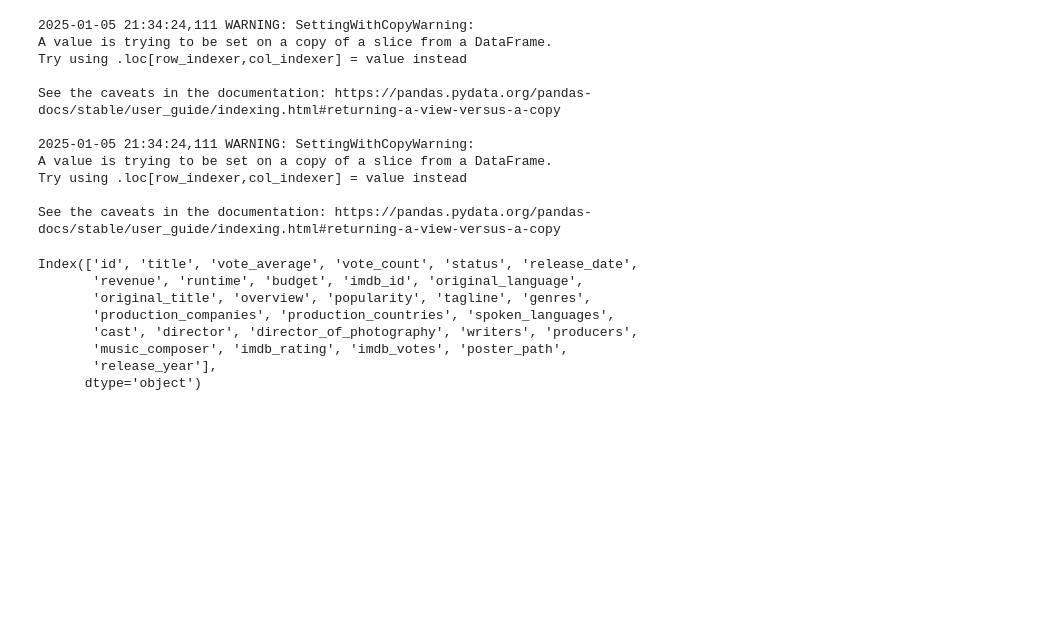
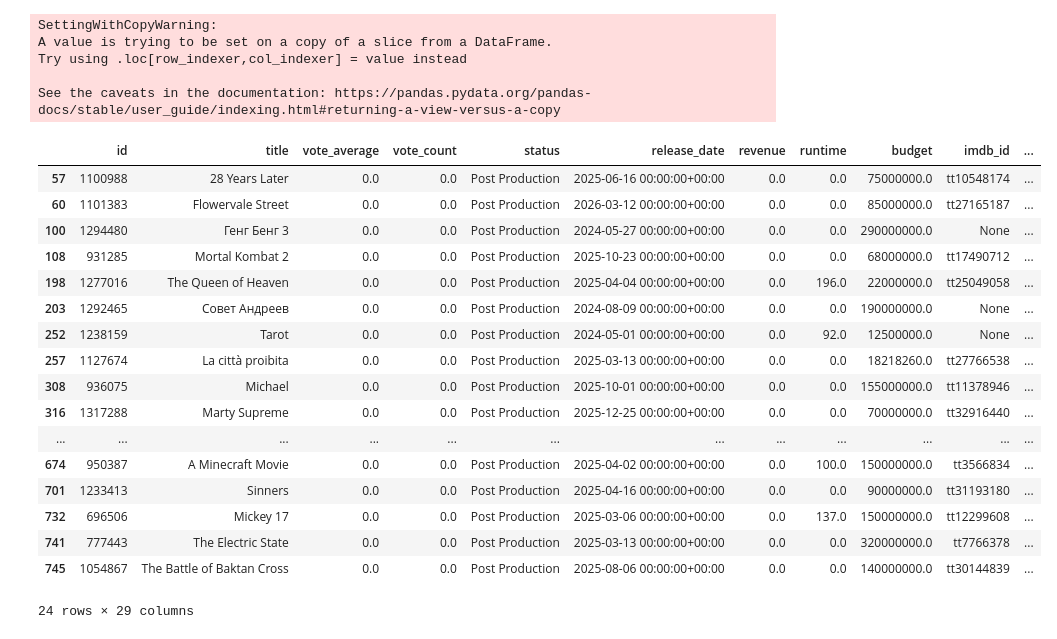
Before and after one commit to MartinEBravo/movie-rating-predictor-service, a Jupyter notebook: 4_inference_pipeline.ipynb, the cells around one changed output. Saved outputs shown, nothing was run; the diff lists cells and outputs as text; code cells hidden in the pictures; blank space fills up the shorter version.

```diff
--- a/4_inference_pipeline.ipynb
+++ b/4_inference_pipeline.ipynb
@@ -130,0 +61,12 @@ df_new
+# %%
+project = hopsworks.login(project="dbillLab1")
+fs = project.get_feature_store()
+
+movie_fg = fs.get_feature_group(
+    name='tmdb_upcoming_movies',
+    version=3,
+)
+
+df_new = movie_fg.read()
+
+df_new
@@ -131,37 +95,39 @@ df_new
 # %%
 # Have budget
 df_b = df_new[(df_new['budget'] > 10000000.0)]
 
 #Include year in
-year=2025
-df_b["release_year"]=2025
 df_b["imdb_votes"]=400
 #Have votes? or pretend votes??
 # Drop rows with NaN values in a specific column
 #df_a = df_b.dropna(subset=['imdb_votes'])
 
 # If you want to drop NaN values only in the specific column, and keep other columns unaffected, the above method works.
 
 #print(df_planned['imdb_votes'].isnull().sum())
 
-df_b.columns
+df_b
 # %% [output]
-2025-01-05 21:34:24,111 WARNING: SettingWithCopyWarning:
+SettingWithCopyWarning:
 A value is trying to be set on a copy of a slice from a DataFrame.
 Try using .loc[row_indexer,col_indexer] = value instead
 
 See the caveats in the documentation: https://pandas.pydata.org/pandas-docs/stable/user_guide/indexing.html#returning-a-view-versus-a-copy
-
-2025-01-05 21:34:24,111 WARNING: SettingWithCopyWarning:
-A value is trying to be set on a copy of a slice from a DataFrame.
-Try using .loc[row_indexer,col_indexer] = value instead
-
-See the caveats in the documentation: https://pandas.pydata.org/pandas-docs/stable/user_guide/indexing.html#returning-a-view-versus-a-copy
+|  | id | title | vote_average | vote_count | status | release_date | revenue | runtime | budget | imdb_id | ... |
+| 57 | 1100988 | 28 Years Later | 0.0 | 0.0 | Post Production | 2025-06-16 00:00:00+00:00 | 0.0 | 0.0 | 75000000.0 | tt10548174 | ... |
+| 60 | 1101383 | Flowervale Street | 0.0 | 0.0 | Post Production | 2026-03-12 00:00:00+00:00 | 0.0 | 0.0 | 85000000.0 | tt27165187 | ... |
+| 100 | 1294480 | Генг Бенг 3 | 0.0 | 0.0 | Post Production | 2024-05-27 00:00:00+00:00 | 0.0 | 0.0 | 290000000.0 | None | ... |
+| 108 | 931285 | Mortal Kombat 2 | 0.0 | 0.0 | Post Production | 2025-10-23 00:00:00+00:00 | 0.0 | 0.0 | 68000000.0 | tt17490712 | ... |
+| 198 | 1277016 | The Queen of Heaven | 0.0 | 0.0 | Post Production | 2025-04-04 00:00:00+00:00 | 0.0 | 196.0 | 22000000.0 | tt25049058 | ... |
+| 203 | 1292465 | Совет Андреев | 0.0 | 0.0 | Post Production | 2024-08-09 00:00:00+00:00 | 0.0 | 0.0 | 190000000.0 | None | ... |
+| 252 | 1238159 | Tarot | 0.0 | 0.0 | Post Production | 2024-05-01 00:00:00+00:00 | 0.0 | 92.0 | 12500000.0 | None | ... |
+| 257 | 1127674 | La città proibita | 0.0 | 0.0 | Post Production | 2025-03-13 00:00:00+00:00 | 0.0 | 0.0 | 18218260.0 | tt27766538 | ... |
+| 308 | 936075 | Michael | 0.0 | 0.0 | Post Production | 2025-10-01 00:00:00+00:00 | 0.0 | 0.0 | 155000000.0 | tt11378946 | ... |
+| 316 | 1317288 | Marty Supreme | 0.0 | 0.0 | Post Production | 2025-12-25 00:00:00+00:00 | 0.0 | 0.0 | 70000000.0 | tt32916440 | ... |
+| ... | ... | ... | ... | ... | ... | ... | ... | ... | ... | ... | ... |
+| 674 | 950387 | A Minecraft Movie | 0.0 | 0.0 | Post Production | 2025-04-02 00:00:00+00:00 | 0.0 | 100.0 | 150000000.0 | tt3566834 | ... |
+| 701 | 1233413 | Sinners | 0.0 | 0.0 | Post Production | 2025-04-16 00:00:00+00:00 | 0.0 | 0.0 | 90000000.0 | tt31193180 | ... |
+| 732 | 696506 | Mickey 17 | 0.0 | 0.0 | Post Production | 2025-03-06 00:00:00+00:00 | 0.0 | 137.0 | 150000000.0 | tt12299608 | ... |
+| 741 | 777443 | The Electric State | 0.0 | 0.0 | Post Production | 2025-03-13 00:00:00+00:00 | 0.0 | 0.0 | 320000000.0 | tt7766378 | ... |
+| 745 | 1054867 | The Battle of Baktan Cross | 0.0 | 0.0 | Post Production | 2025-08-06 00:00:00+00:00 | 0.0 | 0.0 | 140000000.0 | tt30144839 | ... |
-Index(['id', 'title', 'vote_average', 'vote_count', 'status', 'release_date',
-       'revenue', 'runtime', 'budget', 'imdb_id', 'original_language',
-       'original_title', 'overview', 'popularity', 'tagline', 'genres',
-       'production_companies', 'production_countries', 'spoken_languages',
-       'cast', 'director', 'director_of_photography', 'writers', 'producers',
-       'music_composer', 'imdb_rating', 'imdb_votes', 'poster_path',
-       'release_year'],
-      dtype='object')
+24 rows × 29 columns
```
Also changed, not shown: parts of 15 cells of this notebook, 11 other files.
